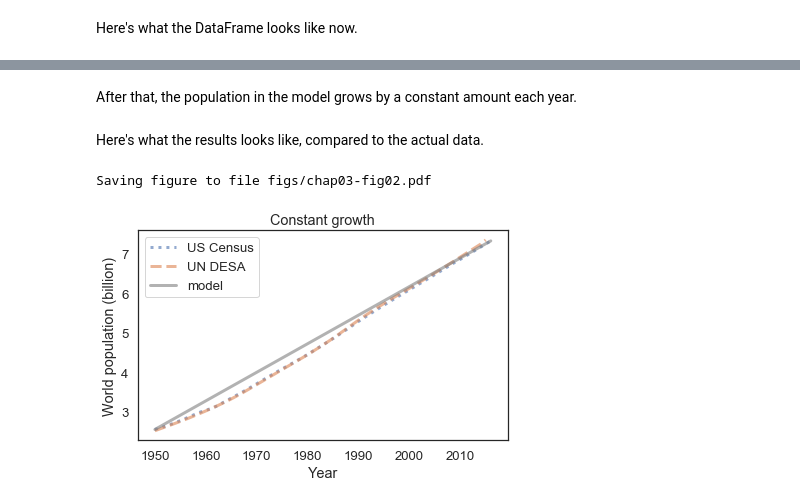
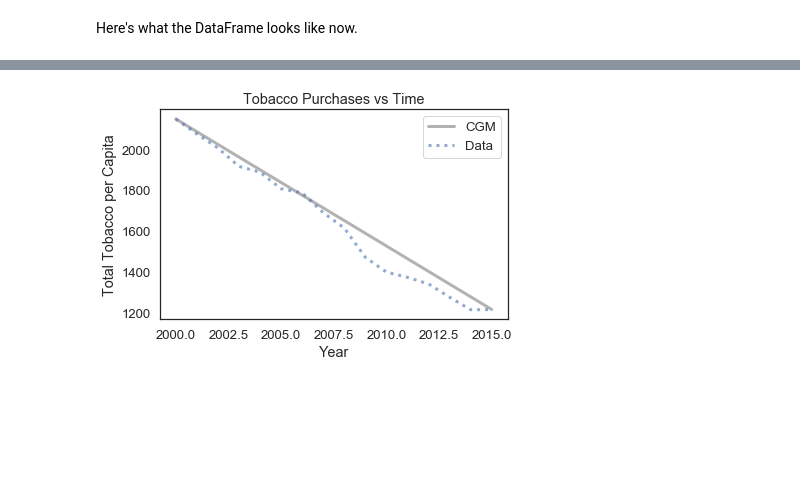
Before and after one commit to odalysbest/ModSimPy, a Jupyter notebook: code/Growth Model for Tobacco Users.ipynb, the cells around one changed output, grey strips where cells are left out. Cells and saved outputs as stored; diff of their text form; code cells hidden in the pictures; blank space fills up the shorter version.

```diff
--- a/code/Growth Model for Tobacco Users.ipynb
+++ b/code/Growth Model for Tobacco Users.ipynb
@@ -116,0 +103,4 @@ def plot_results(relevant_data, timeseries, title):
+# %%
+def update_func2(pop, t, system):
+
+    return pop + system.annual_growth
@@ -254,2 +138,0 @@ results
-# %% [markdown]
-After that, the population in the model grows by a constant amount each year.
@@ -259,14 +138,0 @@ for t in linrange(t_0, t_end):
-# %% [markdown]
-Here's what the results looks like, compared to the actual data.
-# %%
-plot(census, ':', label='US Census')
-plot(un, '--', label='UN DESA')
-plot(results, color='gray', label='model')
-
-decorate(xlabel='Year',
-         ylabel='World population (billion)',
-         title='Constant growth')
-savefig('figs/chap03-fig02.pdf')
-# %% [output]
-Saving figure to file figs/chap03-fig02.pdf
-[figure, removed]
@@ -280,0 +139,10 @@ Saving figure to file figs/chap03-fig02.pdf
+# %%
+results = run_simulation1(system, update_func2)
+plot(results, color='gray', label='CGM')
+plot(year, totalpc, ':', label='Data')
+decorate(xlabel='Year',
+         ylabel='Total Tobacco per Capita',
+         title='Tobacco Purchases vs Time')
+#plot_results(relevant_data, results, 'Constant growth model')
+# %% [output]
+[figure, added]
```
Also changed, not shown: parts of 33 cells of this notebook.
